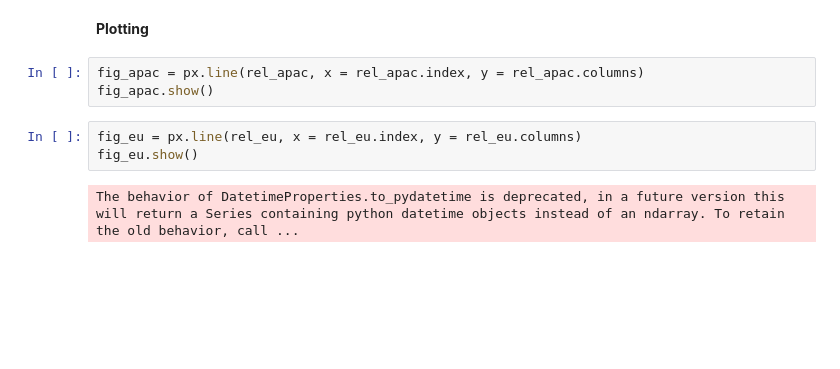
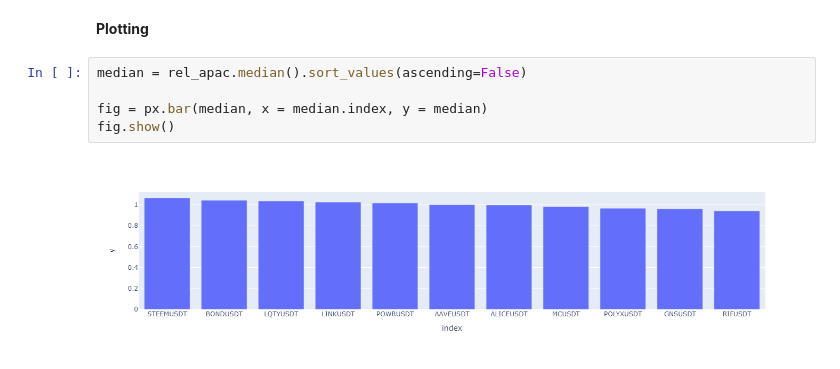
Before and after one commit to bullbearpanda/jupyter-research, a Jupyter notebook: M_relative.ipynb, the cells around one changed output. Drawn from its saved outputs; the diff is of its cells as text; blank space fills up the shorter version.

```diff
--- a/M_relative.ipynb
+++ b/M_relative.ipynb
@@ -99,11 +99,10 @@ rel_eu = calc_relative("BTCUSDT", eu_session)
 rel_eu = crop(0.95, 1.05, rel_eu)
 # %% [markdown]
 **Plotting**
-# %%
-fig_apac = px.line(rel_apac, x = rel_apac.index, y = rel_apac.columns)
-fig_apac.show()
-# %%
-fig_eu = px.line(rel_eu, x = rel_eu.index, y = rel_eu.columns)
-fig_eu.show()
-# %% [output]
-The behavior of DatetimeProperties.to_pydatetime is deprecated, in a future version this will return a Series containing python datetime objects instead of an ndarray. To retain the old behavior, call ...
+# %%
+median = rel_apac.median().sort_values(ascending=False)
+
+fig = px.bar(median, x = median.index, y = median)
+fig.show()
+# %% [output]
+[figure, added]
```
Also changed, not shown: parts of 1 cell of this notebook, 1 other file.
